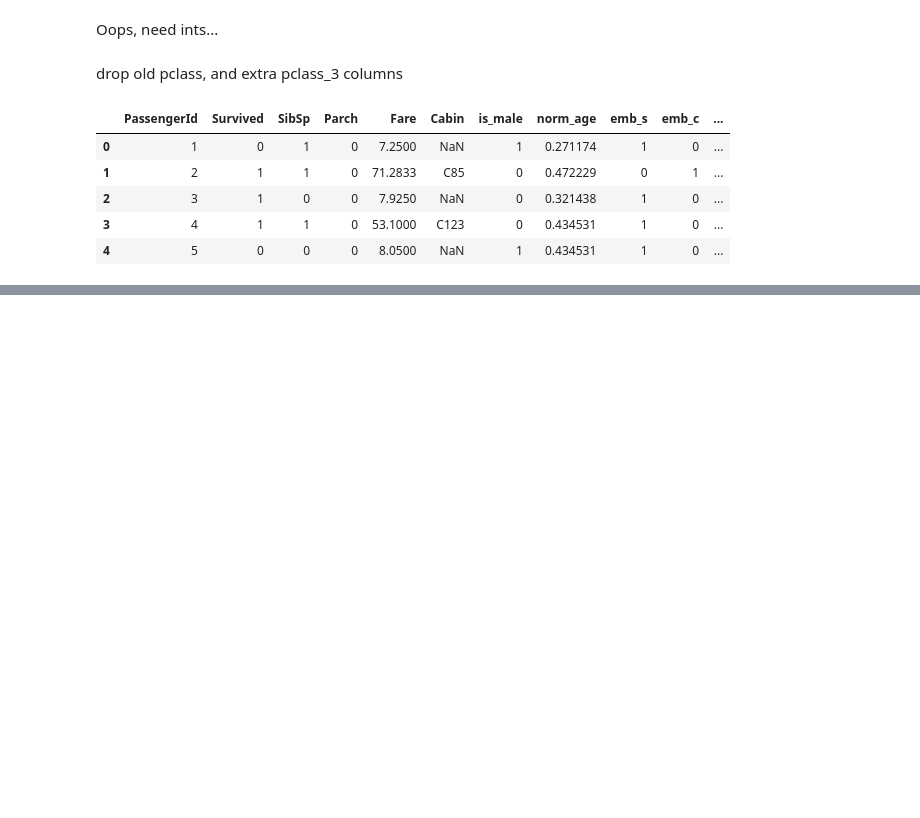
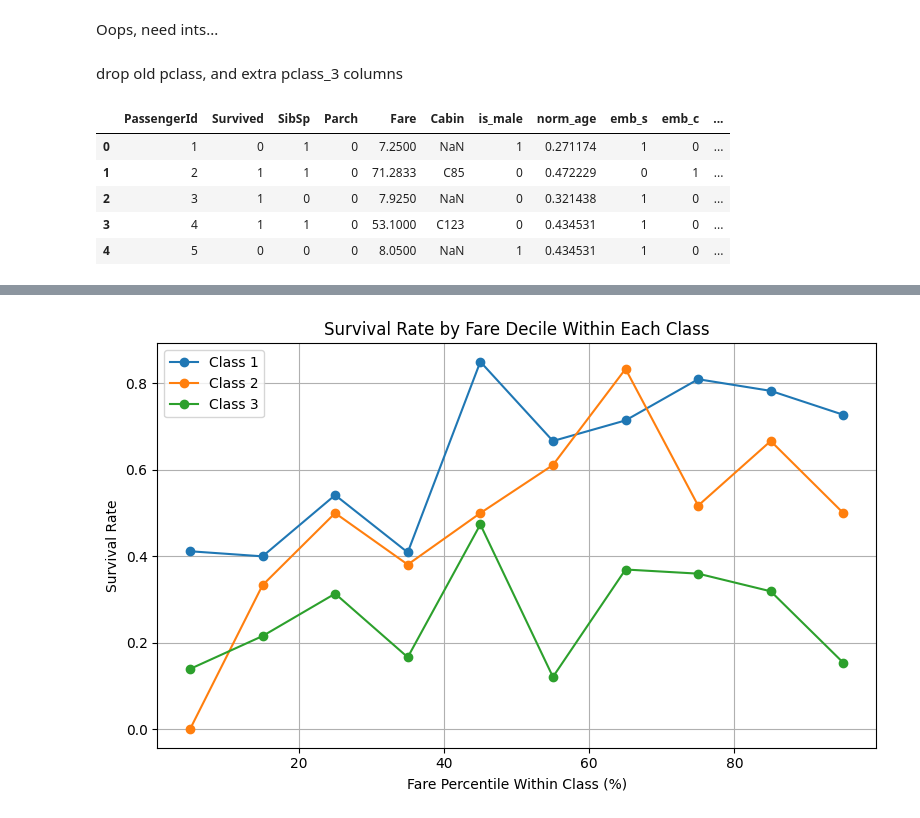
Before and after one commit to mwhittaker1/titanic_survive, a Jupyter notebook: da.ipynb, the cells around one changed output, grey strips where cells are left out. Drawn from its saved outputs; the diff is of its cells as text; code cells hidden in the pictures; blank space fills up the shorter version.

Commit message:
decent model, issues running on train.csv data- NAN's not handled.

```diff
--- a/da.ipynb
+++ b/da.ipynb
@@ -136,0 +229,29 @@ cleaning.to_csv('cleaned_train.csv', index=False)
+# %%
+import numpy as np
+import matplotlib.pyplot as plt
+df = train.copy()
+df['fare_pct'] = df.groupby('Pclass')['Fare'].rank(pct=True)
+bins = np.linspace(0, 1, 11)
+decile_labels = (bins[:-1] + bins[1:]) / 2
+df['decile'] = pd.cut(df['fare_pct'], bins=bins, labels=decile_labels, include_lowest=True)
+
+surv_rates = (
+    df.groupby(['Pclass', 'decile'])['Survived']
+      .mean()
+      .reset_index()
+)
+
+plt.figure(figsize=(8,5))
+for cls in [1, 2, 3]:
+    sub = surv_rates[surv_rates['Pclass'] == cls]
+    plt.plot(sub['decile'].astype(float) * 100, sub['Survived'], marker='o', label=f'Class {cls}')
+
+plt.title('Survival Rate by Fare Decile Within Each Class')
+plt.xlabel('Fare Percentile Within Class (%)')
+plt.ylabel('Survival Rate')
+plt.legend()
+plt.grid(True)
+plt.tight_layout()
+plt.show()
+# %% [output]
+[figure, added]
```
Also changed, not shown: parts of 9 cells of this notebook, 3 other files.
